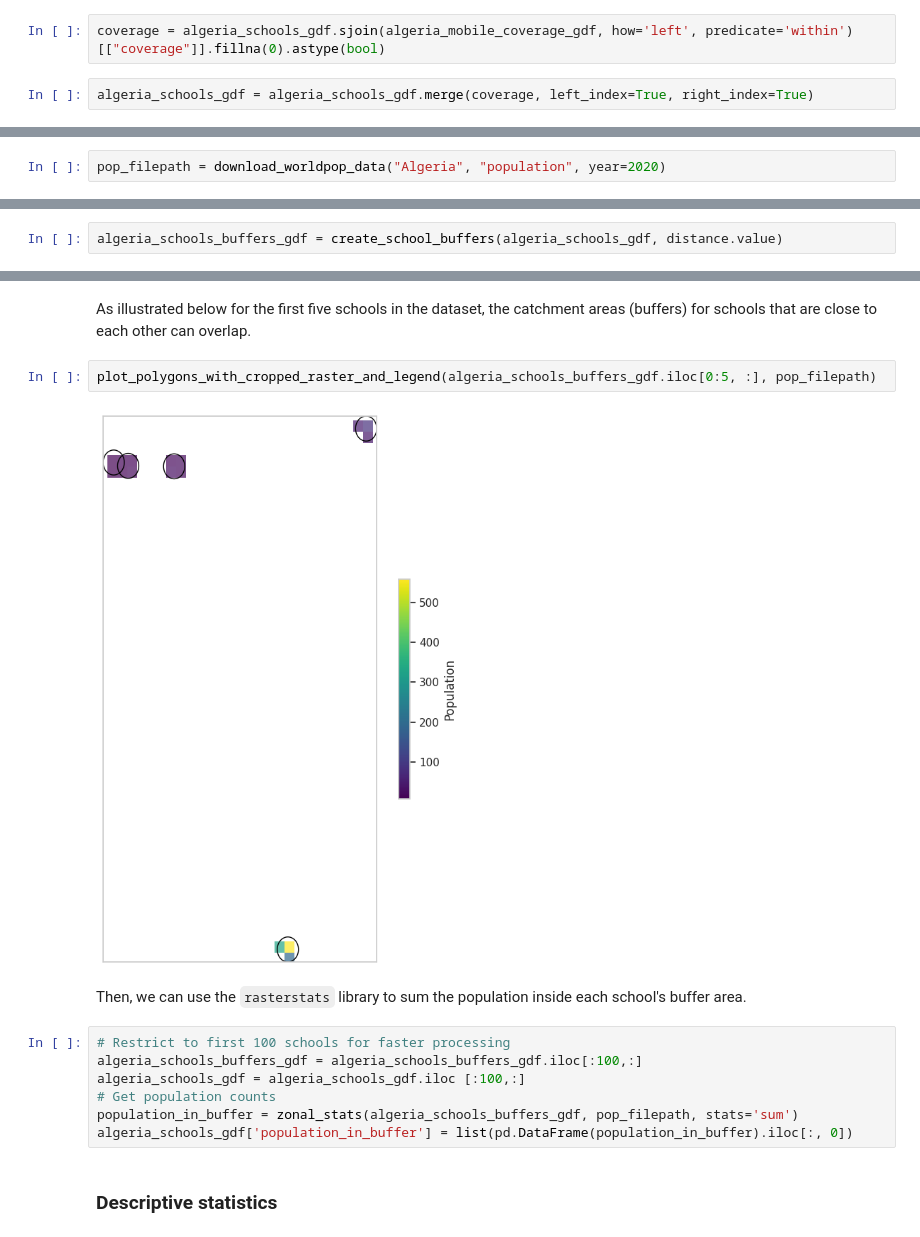
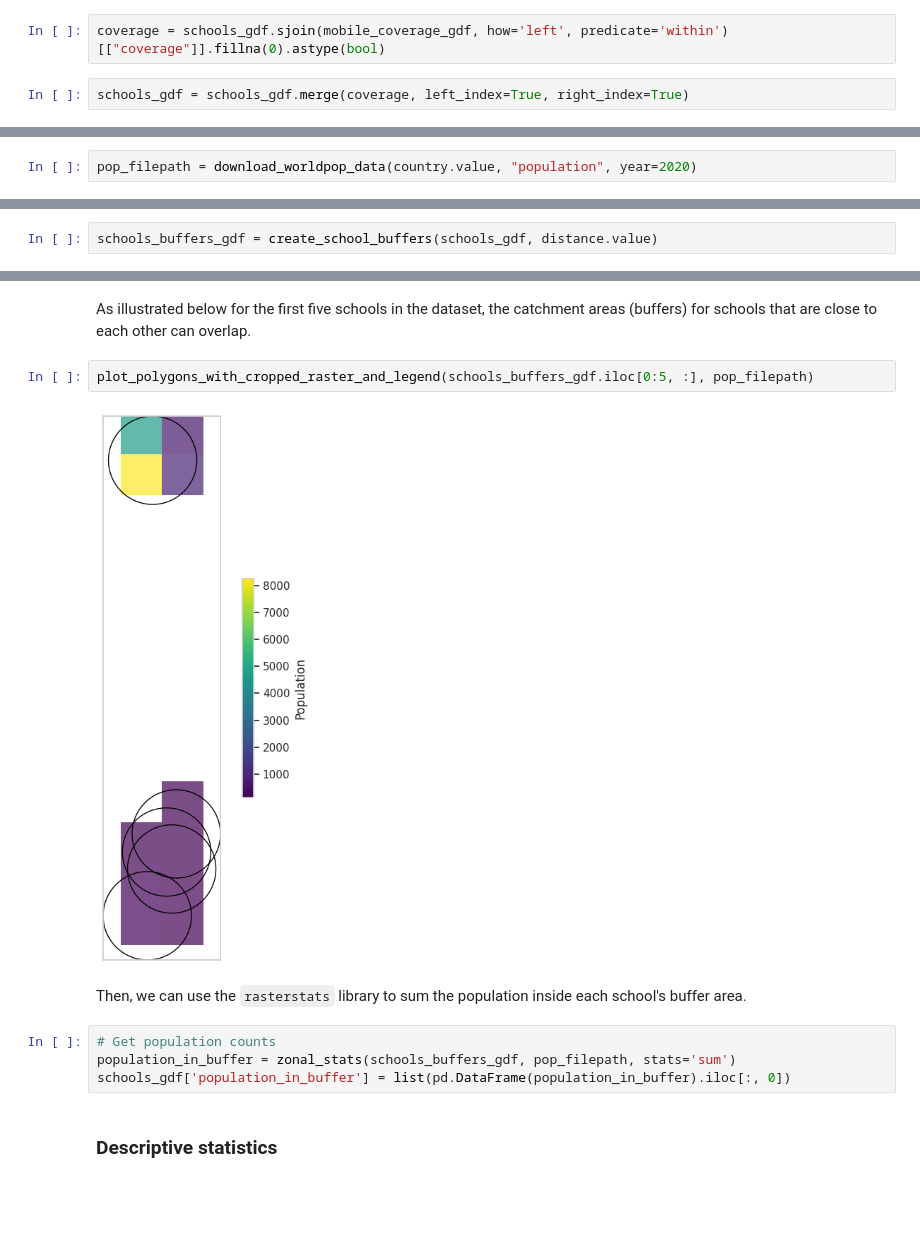
Before and after one commit to FNS-Division/geopython-2025, a Jupyter notebook: 1_proximity_coverage_demand.ipynb, the cells around one changed output, grey strips where cells are left out. Drawn from its saved outputs; the diff is of its cells as text; blank space fills up the shorter version.

```diff
--- a/1_proximity_coverage_demand.ipynb
+++ b/1_proximity_coverage_demand.ipynb
@@ -401,6 +395,6 @@ plot_coverage(algeria_mobile_coverage_gdf)
 # %%
-coverage = algeria_schools_gdf.sjoin(algeria_mobile_coverage_gdf, how='left', predicate='within')[["coverage"]].fillna(0).astype(bool)
+coverage = schools_gdf.sjoin(mobile_coverage_gdf, how='left', predicate='within')[["coverage"]].fillna(0).astype(bool)
 # %%
-algeria_schools_gdf = algeria_schools_gdf.merge(coverage, left_index=True, right_index=True)
+schools_gdf = schools_gdf.merge(coverage, left_index=True, right_index=True)
 # %% [markdown]
 ### Descriptive statistics
@@ -611,5 +603,5 @@ def plot_polygons_with_cropped_raster_and_legend(gdf, raster_path):
 # %% [markdown]
 First, we need to fetch the WorlPop raster file.
 # %%
-pop_filepath = download_worldpop_data("Algeria", "population", year=2020)
+pop_filepath = download_worldpop_data(country.value, "population", year=2020)
 # %% [output]
@@ -617,24 +609,21 @@ dza_ppp_2020_1km_Aggregated_UNadj.tif already exists in population, skipping dow
 # %% [markdown]
 First, we create the buffer areas around each school.
 # %%
-algeria_schools_buffers_gdf = create_school_buffers(algeria_schools_gdf, distance.value)
+schools_buffers_gdf = create_school_buffers(schools_gdf, distance.value)
 # %% [output]
   schools_buffers_gdf['geometry'] = schools_gdf.geometry.buffer(radius_deg)
 # %% [markdown]
 As illustrated below for the first five schools in the dataset, the catchment areas (buffers) for schools that are close to each other can overlap.
 # %%
-plot_polygons_with_cropped_raster_and_legend(algeria_schools_buffers_gdf.iloc[0:5, :], pop_filepath)
+plot_polygons_with_cropped_raster_and_legend(schools_buffers_gdf.iloc[0:5, :], pop_filepath)
 # %% [output]
-[figure, old version]
+[figure, new version]
 # %% [markdown]
 Then, we can use the `rasterstats` library to sum the population inside each school's buffer area.
 # %%
-# Restrict to first 100 schools for faster processing
-algeria_schools_buffers_gdf = algeria_schools_buffers_gdf.iloc[:100,:]
-algeria_schools_gdf = algeria_schools_gdf.iloc [:100,:]
 # Get population counts
-population_in_buffer = zonal_stats(algeria_schools_buffers_gdf, pop_filepath, stats='sum')
-algeria_schools_gdf['population_in_buffer'] = list(pd.DataFrame(population_in_buffer).iloc[:, 0])
+population_in_buffer = zonal_stats(schools_buffers_gdf, pop_filepath, stats='sum')
+schools_gdf['population_in_buffer'] = list(pd.DataFrame(population_in_buffer).iloc[:, 0])
 # %% [markdown]
 ### Descriptive statistics
 # %% [markdown]
```
Also changed, not shown: parts of 31 cells of this notebook.
